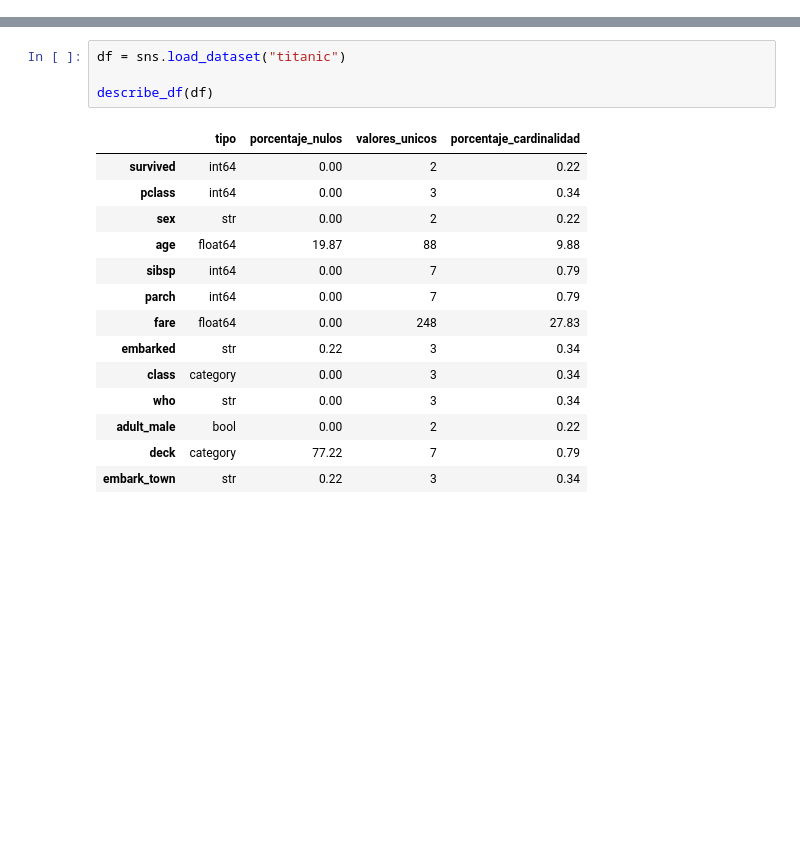
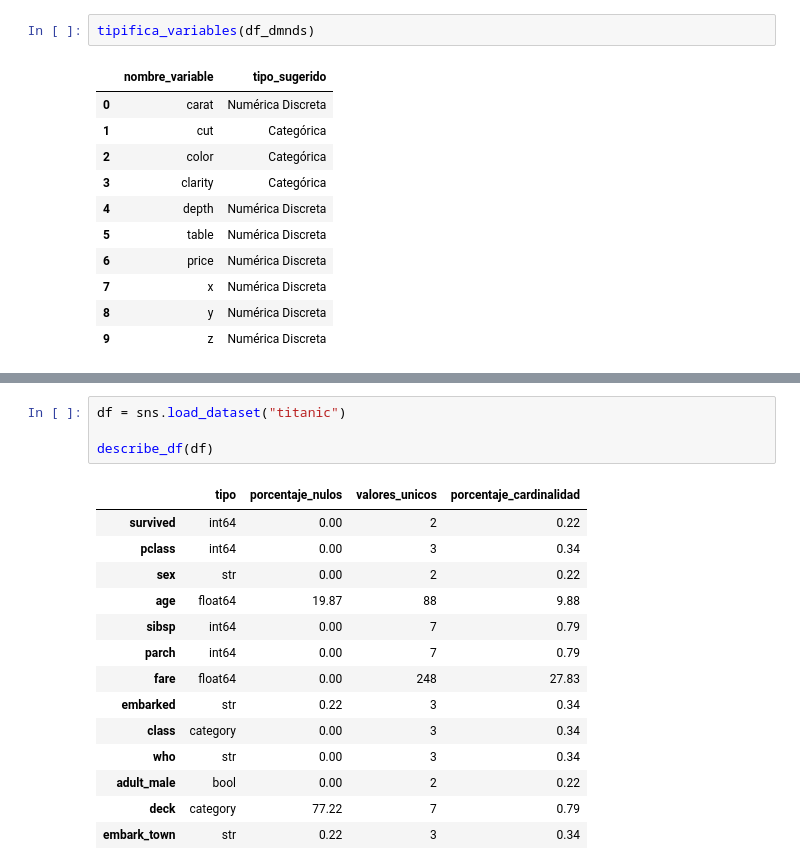
Before and after one commit to IsaacFrr/Team_challenge_toolbox, a Jupyter notebook: notebooks/demo.ipynb, the cells around one changed output, grey strips where cells are left out. Drawn from its saved outputs; the diff is of its cells as text; blank space fills up the shorter version.

```diff
--- a/notebooks/demo.ipynb
+++ b/notebooks/demo.ipynb
@@ -7,0 +29,14 @@ from toolbox_ml.eda.core import describe_df, tipifica_variables, get_features_ca
+# %%
+tipifica_variables(df_dmnds)
+# %% [output]
+|  | nombre_variable | tipo_sugerido |
+| 0 | carat | Numérica Discreta |
+| 1 | cut | Categórica |
+| 2 | color | Categórica |
+| 3 | clarity | Categórica |
+| 4 | depth | Numérica Discreta |
+| 5 | table | Numérica Discreta |
+| 6 | price | Numérica Discreta |
+| 7 | x | Numérica Discreta |
+| 8 | y | Numérica Discreta |
+| 9 | z | Numérica Discreta |
```
Also changed, not shown: parts of 8 cells of this notebook, 1 other file.
